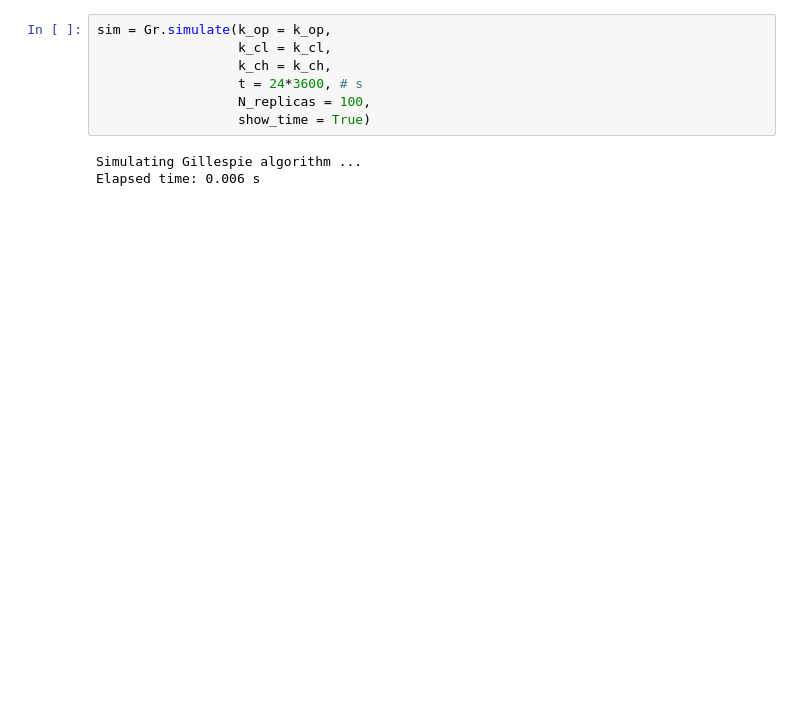
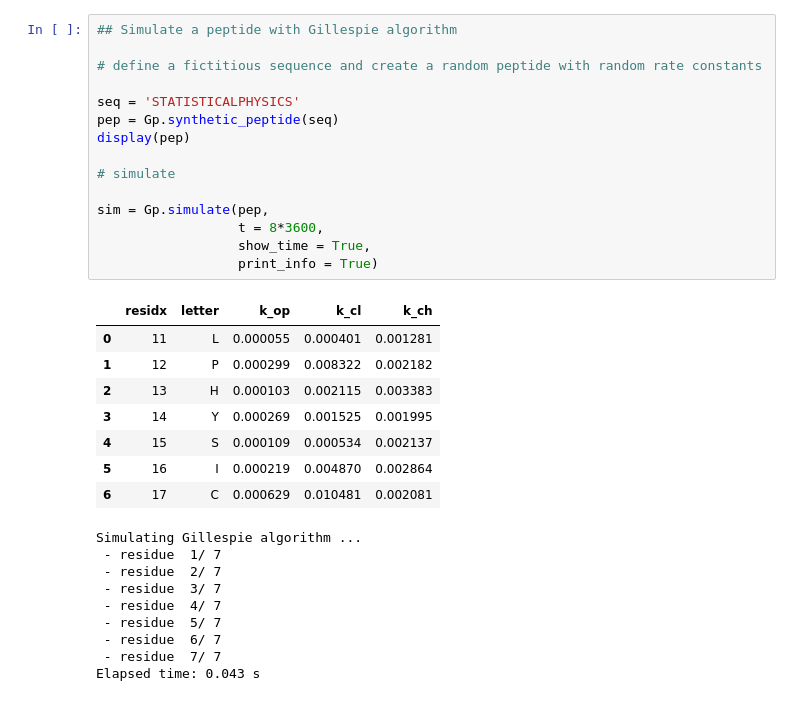
Before and after one commit to grimaldiantonio/StochX, a Jupyter notebook: example.ipynb, the cells around one changed output. Cells and saved outputs as stored; diff of their text form; blank space fills up the shorter version.

```diff
--- a/example.ipynb
+++ b/example.ipynb
@@ -12,10 +33,33 @@ k_ch = 0.0001753 # s-1
 # %%
-sim = Gr.simulate(k_op = k_op,
-                  k_cl = k_cl,
-                  k_ch = k_ch,
-                  t = 24*3600, # s
-                  N_replicas = 100,
-                  show_time = True)
+## Simulate a peptide with Gillespie algorithm
+
+# define a fictitious sequence and create a random peptide with random rate constants
+
+seq = 'STATISTICALPHYSICS'
+pep = Gp.synthetic_peptide(seq)
+display(pep)
+
+# simulate
+
+sim = Gp.simulate(pep,
+                  t = 8*3600,
+                  show_time = True,
+                  print_info = True)
 # %% [output]
+|  | residx | letter | k_op | k_cl | k_ch |
+| 0 | 11 | L | 0.000055 | 0.000401 | 0.001281 |
+| 1 | 12 | P | 0.000299 | 0.008322 | 0.002182 |
+| 2 | 13 | H | 0.000103 | 0.002115 | 0.003383 |
+| 3 | 14 | Y | 0.000269 | 0.001525 | 0.001995 |
+| 4 | 15 | S | 0.000109 | 0.000534 | 0.002137 |
+| 5 | 16 | I | 0.000219 | 0.004870 | 0.002864 |
+| 6 | 17 | C | 0.000629 | 0.010481 | 0.002081 |
 Simulating Gillespie algorithm ...
-Elapsed time: 0.006 s
+ - residue  1/ 7
+ - residue  2/ 7
+ - residue  3/ 7
+ - residue  4/ 7
+ - residue  5/ 7
+ - residue  6/ 7
+ - residue  7/ 7
+Elapsed time: 0.043 s
```
Also changed, not shown: parts of 6 cells of this notebook.
